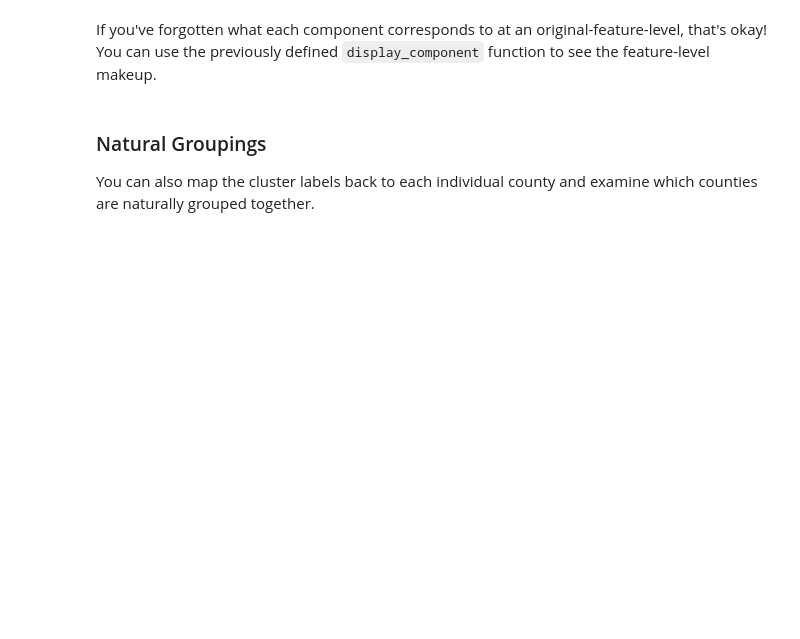
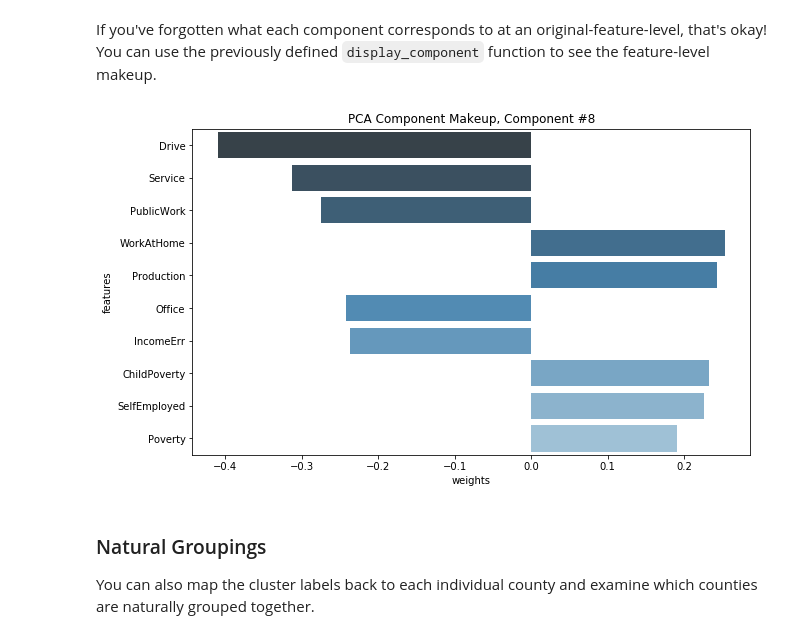
Before and after one commit to InesPinto/ml_engineer_nanodegree, a Jupyter notebook: Population_Segmentation/Pop_Segmentation_Exercise.ipynb, the cells around one changed output. Saved outputs shown, nothing was run; the diff lists cells and outputs as text; code cells hidden in the pictures; blank space fills up the shorter version.

```diff
--- a/Population_Segmentation/Pop_Segmentation_Exercise.ipynb
+++ b/Population_Segmentation/Pop_Segmentation_Exercise.ipynb
@@ -888,8 +995,10 @@ If you've forgotten what each component corresponds to at an original-feature-le
 # %%
 # what do each of these components mean again?
 # let's use the display function, from above
-component_num=7
+component_num=8
 display_component(v, counties_scaled.columns.values, component_num=component_num)
+# %% [output]
+[figure, added]
 # %% [markdown]
 ### Natural Groupings
 
```
Also changed, not shown: parts of 21 cells of this notebook.
